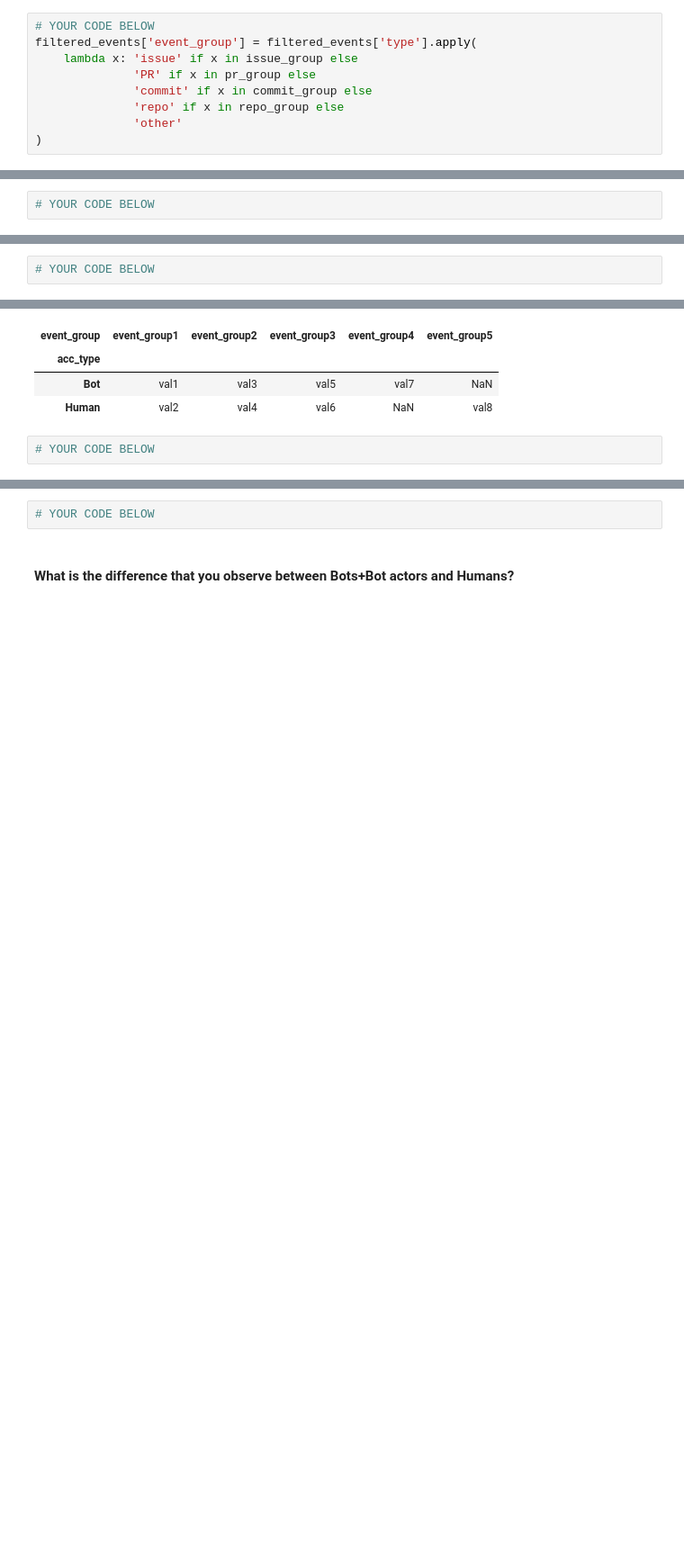
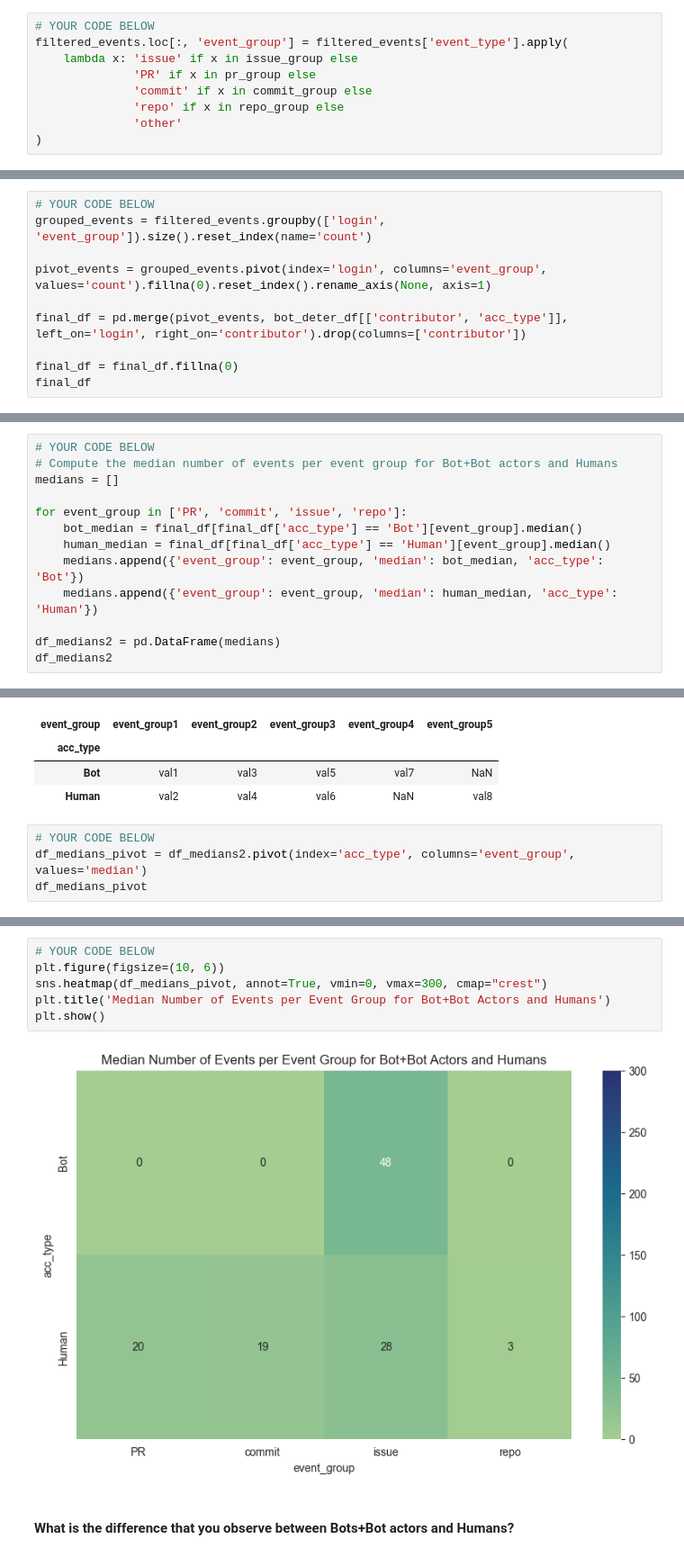
Before and after one commit to Shuu2806/Software_Evolution_TP_bots, a Jupyter notebook: TP_bots_template.ipynb, the cells around one changed output, grey strips where cells are left out. Shown at 90% size. Cells and saved outputs as stored; diff of their text form; blank space fills up the shorter version.

```diff
--- a/TP_bots_template.ipynb
+++ b/TP_bots_template.ipynb
@@ -459,6 +474,6 @@ repo_group = ['CreateEvent', 'DeleteEvent', 'ForkEvent', 'GollumEvent', 'MemberE
 # %%
 # YOUR CODE BELOW
-filtered_events['event_group'] = filtered_events['type'].apply(
+filtered_events.loc[:, 'event_group'] = filtered_events['event_type'].apply(
     lambda x: 'issue' if x in issue_group else
               'PR' if x in pr_group else
               'commit' if x in commit_group else
@@ -468,2 +489,10 @@ filtered_events['event_group'] = filtered_events['type'].apply(
 # %%
 # YOUR CODE BELOW
+grouped_events = filtered_events.groupby(['login', 'event_group']).size().reset_index(name='count')
+
+pivot_events = grouped_events.pivot(index='login', columns='event_group', values='count').fillna(0).reset_index().rename_axis(None, axis=1)
+
+final_df = pd.merge(pivot_events, bot_deter_df[['contributor', 'acc_type']], left_on='login', right_on='contributor').drop(columns=['contributor'])
+
+final_df = final_df.fillna(0)
+final_df
@@ -497,3 +544,14 @@ df_medians
 | 7 | event_group5 | val8 | Human |
 # %%
 # YOUR CODE BELOW
+# Compute the median number of events per event group for Bot+Bot actors and Humans
+medians = []
+
+for event_group in ['PR', 'commit', 'issue', 'repo']:
+    bot_median = final_df[final_df['acc_type'] == 'Bot'][event_group].median()
+    human_median = final_df[final_df['acc_type'] == 'Human'][event_group].median()
+    medians.append({'event_group': event_group, 'median': bot_median, 'acc_type': 'Bot'})
+    medians.append({'event_group': event_group, 'median': human_median, 'acc_type': 'Human'})
+
+df_medians2 = pd.DataFrame(medians)
+df_medians2
@@ -538,3 +606,5 @@ df_medians.pivot(index='acc_type', columns='event_group', values='median')#.rese
 | Human | val2 | val4 | val6 | NaN | val8 |
 # %%
 # YOUR CODE BELOW
+df_medians_pivot = df_medians2.pivot(index='acc_type', columns='event_group', values='median')
+df_medians_pivot
@@ -541,4 +616,10 @@ df_medians.pivot(index='acc_type', columns='event_group', values='median')#.rese
 # %%
 # YOUR CODE BELOW
+plt.figure(figsize=(10, 6))
+sns.heatmap(df_medians_pivot, annot=True, vmin=0, vmax=300, cmap="crest")
+plt.title('Median Number of Events per Event Group for Bot+Bot Actors and Humans')
+plt.show()
+# %% [output]
+[figure, added]
 # %% [markdown]
 #### What is the difference that you observe between Bots+Bot actors and Humans?
```
Also changed, not shown: parts of 14 cells of this notebook.
